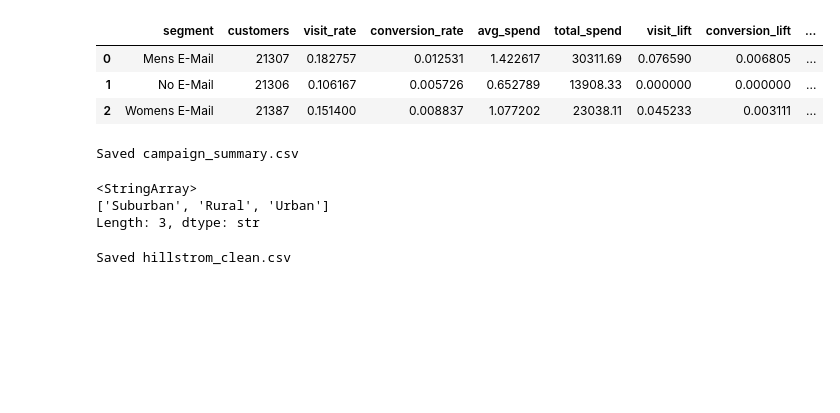
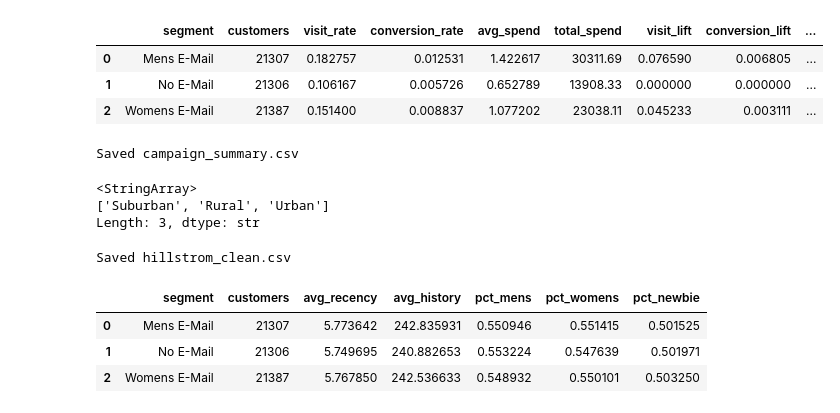
Before and after one commit to AmeyaAstro/marketing-incrementality-platform, a Jupyter notebook: notebooks/01_data_understanding.ipynb, the cells around one changed output. Drawn from its saved outputs; the diff is of its cells as text; code cells hidden in the pictures; blank space fills up the shorter version.

```diff
--- a/notebooks/01_data_understanding.ipynb
+++ b/notebooks/01_data_understanding.ipynb
@@ -835,3 +835,35 @@ clean_df.to_csv(
 print("Saved hillstrom_clean.csv")
 # %% [output]
 Saved hillstrom_clean.csv
+# %%
+# Check whether the randomized groups looked similar BEFORE treatment.
+#
+# We compare only pre-treatment customer characteristics:
+# - recency
+# - history
+# - mens
+# - womens
+# - newbie
+#
+# We do NOT use visit, conversion, or spend here because those happen
+# after the email treatment.
+
+balance_summary = (
+    df.groupby("segment")
+      .agg(
+          customers=("segment", "size"),
+          avg_recency=("recency", "mean"),
+          avg_history=("history", "mean"),
+          pct_mens=("mens", "mean"),
+          pct_womens=("womens", "mean"),
+          pct_newbie=("newbie", "mean")
+      )
+      .reset_index()
+)
+
+balance_summary
+# %% [output]
+|  | segment | customers | avg_recency | avg_history | pct_mens | pct_womens | pct_newbie |
+| 0 | Mens E-Mail | 21307 | 5.773642 | 242.835931 | 0.550946 | 0.551415 | 0.501525 |
+| 1 | No E-Mail | 21306 | 5.749695 | 240.882653 | 0.553224 | 0.547639 | 0.501971 |
+| 2 | Womens E-Mail | 21387 | 5.767850 | 242.536633 | 0.548932 | 0.550101 | 0.503250 |
```
Also changed, not shown: parts of 7 cells of this notebook, 3 other files.
